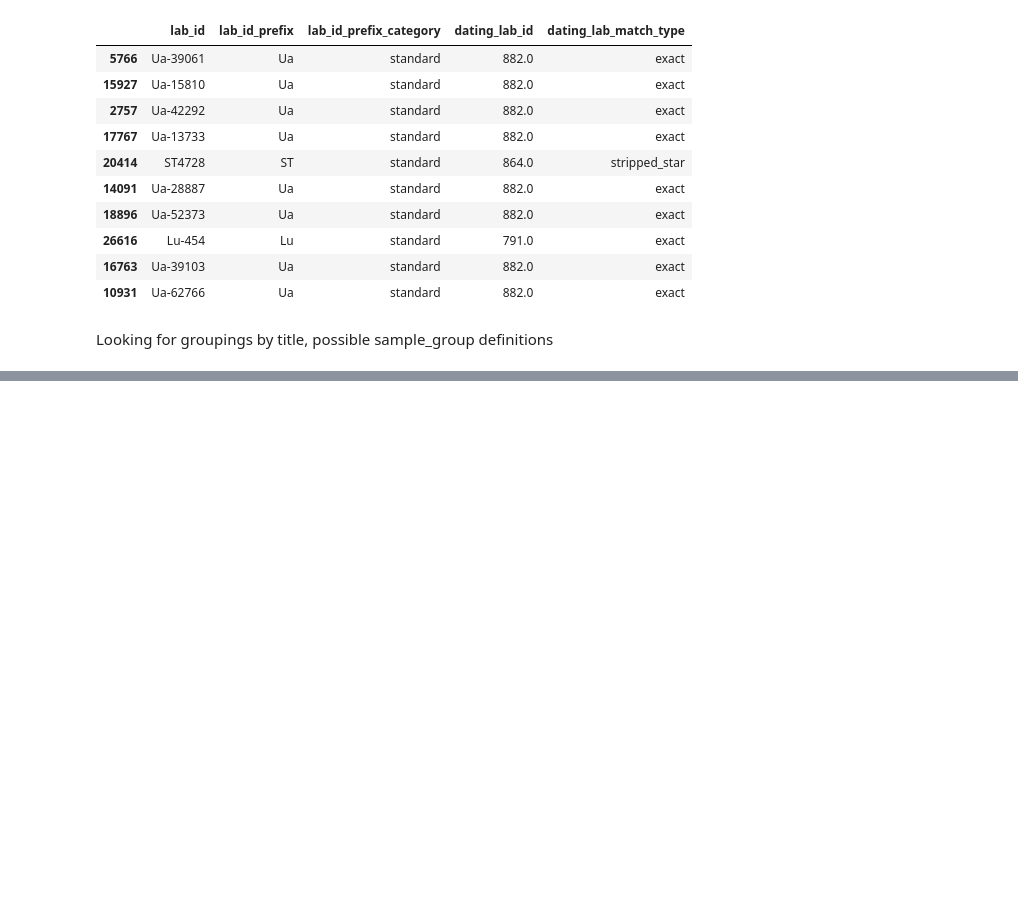
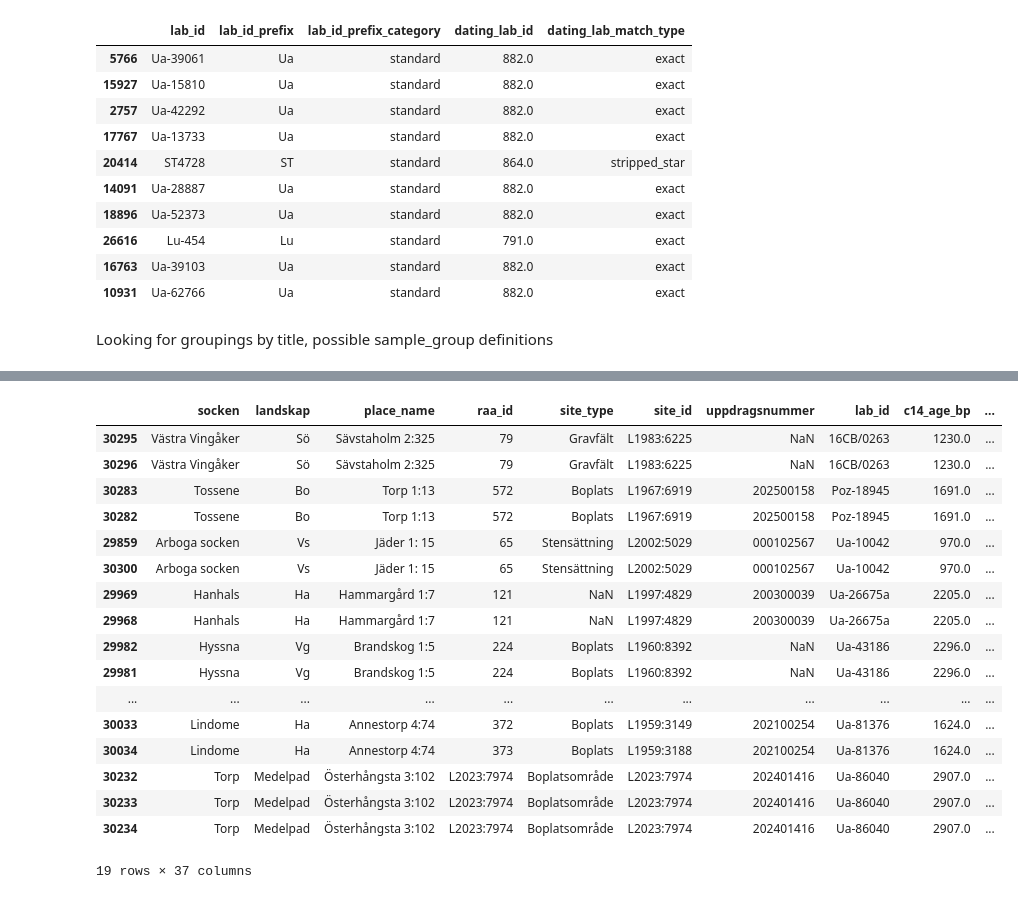
Before and after one commit to Br1CM/sead_strucke_data_cleaning, a Jupyter notebook: current/notebooks/exploration.ipynb, the cells around one changed output, grey strips where cells are left out. Drawn from its saved outputs; the diff is of its cells as text; code cells hidden in the pictures; blank space fills up the shorter version.

```diff
--- a/current/notebooks/exploration.ipynb
+++ b/current/notebooks/exploration.ipynb
@@ -1194,0 +1199,21 @@ df[df['site_id']=='L2022:77']
+# %%
+df[df['lab_id'].duplicated(keep=False)].sort_values('lab_id')
+# %% [output]
+|  | socken | landskap | place_name | raa_id | site_type | site_id | uppdragsnummer | lab_id | c14_age_bp | ... |
+| 30295 | Västra Vingåker | Sö | Sävstaholm 2:325 | 79 | Gravfält | L1983:6225 | NaN | 16CB/0263 | 1230.0 | ... |
+| 30296 | Västra Vingåker | Sö | Sävstaholm 2:325 | 79 | Gravfält | L1983:6225 | NaN | 16CB/0263 | 1230.0 | ... |
+| 30283 | Tossene | Bo | Torp 1:13 | 572 | Boplats | L1967:6919 | 202500158 | Poz-18945 | 1691.0 | ... |
+| 30282 | Tossene | Bo | Torp 1:13 | 572 | Boplats | L1967:6919 | 202500158 | Poz-18945 | 1691.0 | ... |
+| 29859 | Arboga socken | Vs | Jäder 1: 15 | 65 | Stensättning | L2002:5029 | 000102567 | Ua-10042 | 970.0 | ... |
+| 30300 | Arboga socken | Vs | Jäder 1: 15 | 65 | Stensättning | L2002:5029 | 000102567 | Ua-10042 | 970.0 | ... |
+| 29969 | Hanhals | Ha | Hammargård 1:7 | 121 | NaN | L1997:4829 | 200300039 | Ua-26675a | 2205.0 | ... |
+| 29968 | Hanhals | Ha | Hammargård 1:7 | 121 | NaN | L1997:4829 | 200300039 | Ua-26675a | 2205.0 | ... |
+| 29982 | Hyssna | Vg | Brandskog 1:5 | 224 | Boplats | L1960:8392 | NaN | Ua-43186 | 2296.0 | ... |
+| 29981 | Hyssna | Vg | Brandskog 1:5 | 224 | Boplats | L1960:8392 | NaN | Ua-43186 | 2296.0 | ... |
+| ... | ... | ... | ... | ... | ... | ... | ... | ... | ... | ... |
+| 30033 | Lindome | Ha | Annestorp 4:74 | 372 | Boplats | L1959:3149 | 202100254 | Ua-81376 | 1624.0 | ... |
+| 30034 | Lindome | Ha | Annestorp 4:74 | 373 | Boplats | L1959:3188 | 202100254 | Ua-81376 | 1624.0 | ... |
+| 30232 | Torp | Medelpad | Österhångsta 3:102 | L2023:7974 | Boplatsområde | L2023:7974 | 202401416 | Ua-86040 | 2907.0 | ... |
+| 30233 | Torp | Medelpad | Österhångsta 3:102 | L2023:7974 | Boplatsområde | L2023:7974 | 202401416 | Ua-86040 | 2907.0 | ... |
+| 30234 | Torp | Medelpad | Österhångsta 3:102 | L2023:7974 | Boplatsområde | L2023:7974 | 202401416 | Ua-86040 | 2907.0 | ... |
+19 rows × 37 columns
```
Also changed, not shown: parts of 8 cells of this notebook, 1 other file.
